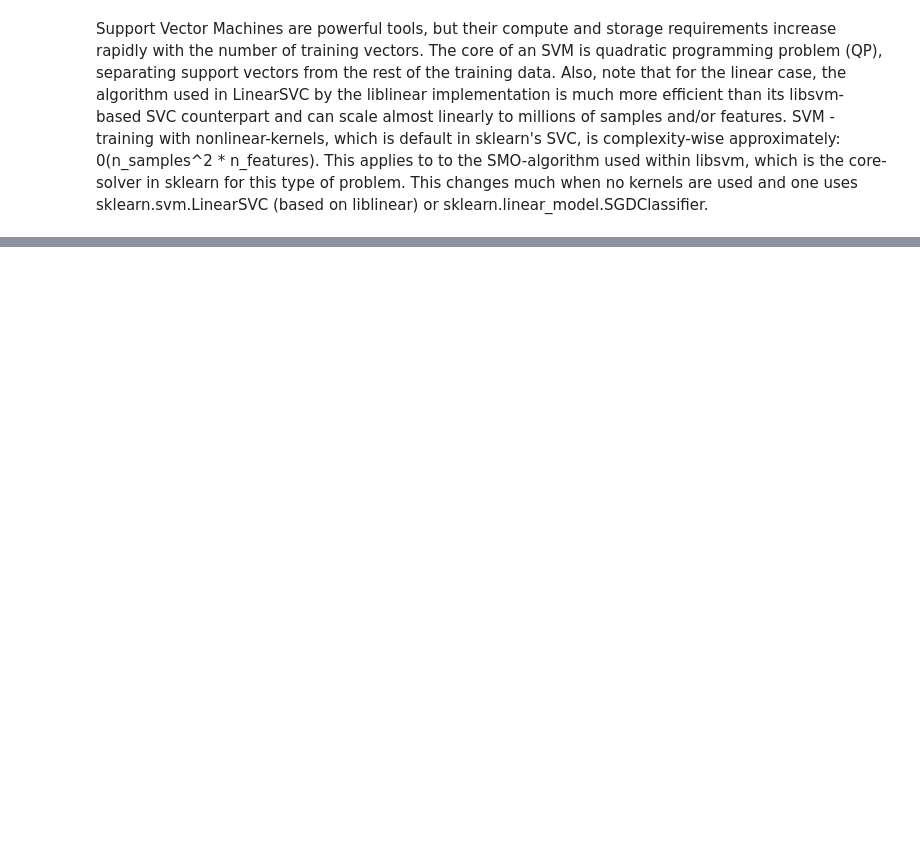
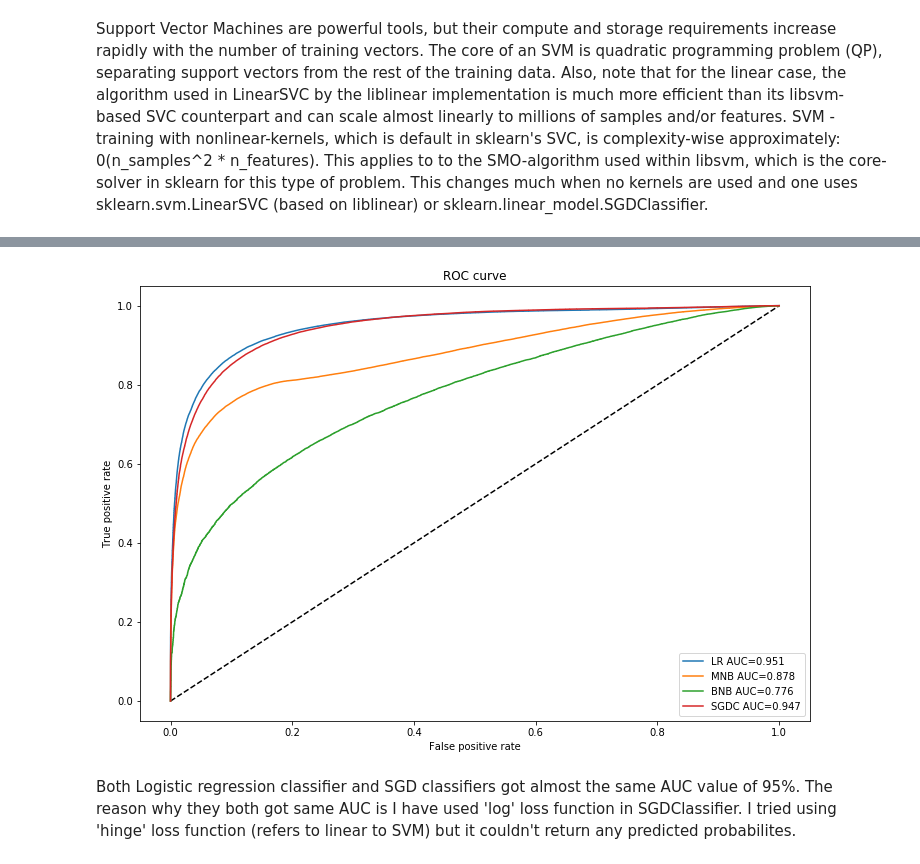
Before and after one commit to santhoshidharmireddy/Capstone-Project, a Jupyter notebook: Capstone_Project_Sentiment_Analysis.ipynb, the cells around one changed output, grey strips where cells are left out. Cells and saved outputs as stored; diff of their text form; code cells hidden in the pictures; blank space fills up the shorter version.

```diff
--- a/Capstone_Project_Sentiment_Analysis.ipynb
+++ b/Capstone_Project_Sentiment_Analysis.ipynb
@@ -290,0 +379,41 @@ Support Vector Machines are powerful tools, but their compute and storage requir
+# %%
+def model_pred_svm(X_train, y_train, X_test, y_test, model):
+    #if model == LogisticRegression:
+    #    model = model()
+    #else:
+    #    model = model(n_estimators = trees)
+    model = model(loss = 'log')
+    model.fit(X_train, y_train)
+    y_pred = model.predict(X_test)
+    y_pred_probs = model.predict_proba(X_test)[:,1]
+    return y_pred, y_pred_probs
+# %%
+y_pred4, y_pred_probs4 = model_pred_svm(X_train_smote, y_train_smote, X_test_smote, y_test_smote, SGDClassifier)
+# %%
+def ROC_curve_plots(y_test,y_pred_probs1, y_pred_probs2, y_pred_probs3, y_pred_probs4, model1, model2, model3, model4):
+    fpr1, tpr1, _ = roc_curve(y_test, y_pred_probs1)
+    auc1 = roc_auc_score(y_test, y_pred_probs1)
+    fpr2, tpr2, _ = roc_curve(y_test, y_pred_probs2)
+    auc2 = roc_auc_score(y_test, y_pred_probs2)
+    fpr3, tpr3, _ = roc_curve(y_test, y_pred_probs3)
+    auc3 = roc_auc_score(y_test, y_pred_probs3)
+    fpr4, tpr4, _ = roc_curve(y_test, y_pred_probs4)
+    auc4 = roc_auc_score(y_test, y_pred_probs4)
+    plt.figure(1,figsize=(12,8))
+    plt.plot([0, 1], [0, 1], 'k--')
+    plt.plot(fpr1, tpr1, label=f'{model1} AUC={round(auc1,3)}')
+    plt.plot(fpr2, tpr2, label=f'{model2} AUC={round(auc2,3)}')
+    plt.plot(fpr3, tpr3, label=f'{model3} AUC={round(auc3,3)}')
+    plt.plot(fpr4, tpr4, label=f'{model4} AUC={round(auc4,3)}')
+    plt.xlabel('False positive rate')
+    plt.ylabel('True positive rate')
+    plt.title('ROC curve')
+    plt.legend(loc='best')
+    plt.show()
+    return
+# %%
+ROC_curve_plots(y_test_smote,y_pred_probs1, y_pred_probs2, y_pred_probs3, y_pred_probs4, 'LR', 'MNB','BNB', 'SGDC')
+# %% [output]
+[figure, added]
+# %% [markdown]
+Both Logistic regression classifier and SGD classifiers got almost the same AUC value of 95%. The reason why they both got same AUC is I have used 'log' loss function in SGDClassifier. I tried using 'hinge' loss function (refers to linear to SVM) but it couldn't return any predicted probabilites.
```
Also changed, not shown: parts of 16 cells of this notebook.
